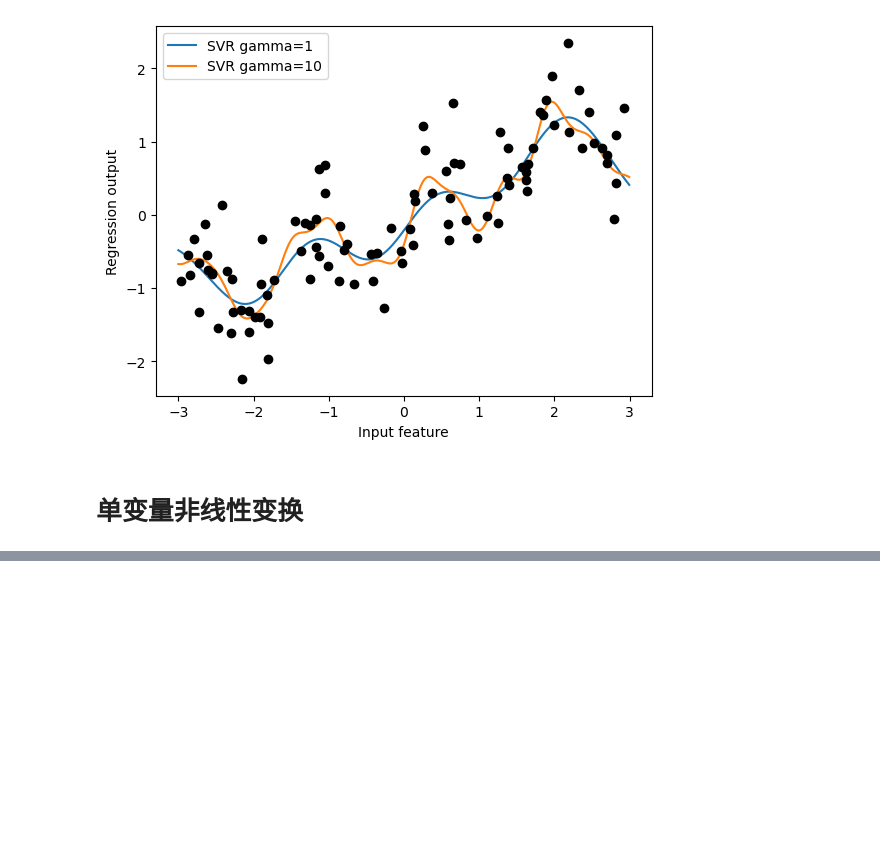
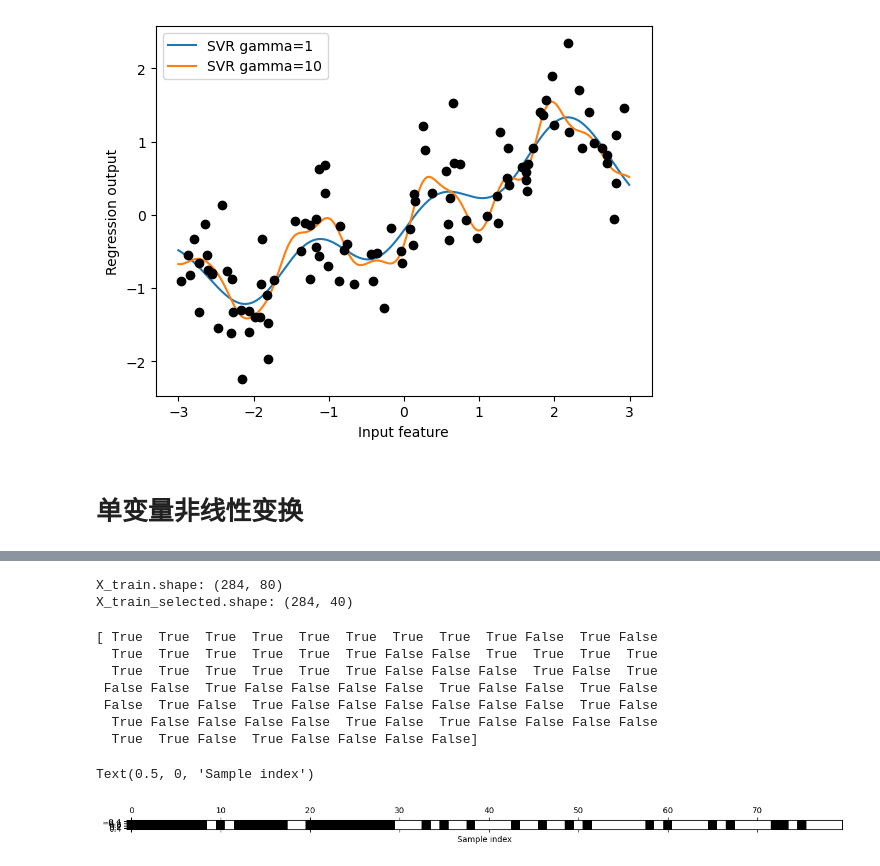
Before and after one commit to chanpapa9981/andy, a Jupyter notebook: ml-study-chapter4.ipynb, the cells around one changed output, grey strips where cells are left out. Saved outputs shown, nothing was run; the diff lists cells and outputs as text; code cells hidden in the pictures; blank space fills up the shorter version.

```diff
--- a/ml-study-chapter4.ipynb
+++ b/ml-study-chapter4.ipynb
@@ -286,0 +351,43 @@ plt.legend(loc="best")
+# %%
+from sklearn.datasets import load_breast_cancer
+from sklearn.feature_selection import SelectPercentile
+from sklearn.model_selection import train_test_split
+
+cancer = load_breast_cancer()
+
+# 获得确定性的随机数
+rng = np.random.RandomState(42)
+noise = rng.normal(size=(len(cancer.data), 50))
+# 向数据中添加噪声特征
+# 前30个特征来自数据集，后50个是噪声
+X_w_noise = np.hstack([cancer.data, noise])
+
+X_train, X_test, y_train, y_test = train_test_split(X_w_noise,
+                                                    cancer.target, random_state=0, test_size=.5)
+# 使用f_classif（默认值）和SelectPercentile来选择50%的特征
+select = SelectPercentile(percentile=50)
+select.fit(X_train, y_train)
+# 对训练集进行变换
+X_train_selected = select.transform(X_train)
+
+print("X_train.shape: {}".format(X_train.shape))
+print("X_train_selected.shape: {}".format(X_train_selected.shape))
+# %% [output]
+X_train.shape: (284, 80)
+X_train_selected.shape: (284, 40)
+# %%
+mask = select.get_support()
+print(mask)
+# 将遮罩可视化——黑色为True，白色为False
+plt.matshow(mask.reshape(1, -1), cmap='gray_r')
+plt.xlabel("Sample index")
+# %% [output]
+[ True  True  True  True  True  True  True  True  True False  True False
+  True  True  True  True  True  True False False  True  True  True  True
+  True  True  True  True  True  True False False False  True False  True
+ False False  True False False False False  True False False  True False
+ False  True False  True False False False False False False  True False
+  True False False False False  True False  True False False False False
+  True  True False  True False False False False]
+Text(0.5, 0, 'Sample index')
+[figure, added]
```
Also changed, not shown: parts of 14 cells of this notebook.
